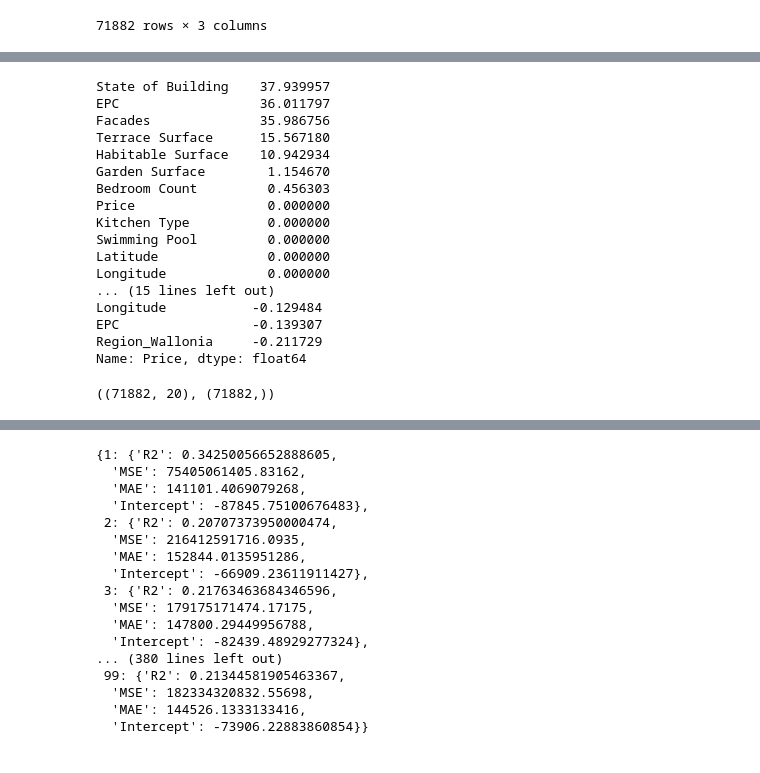
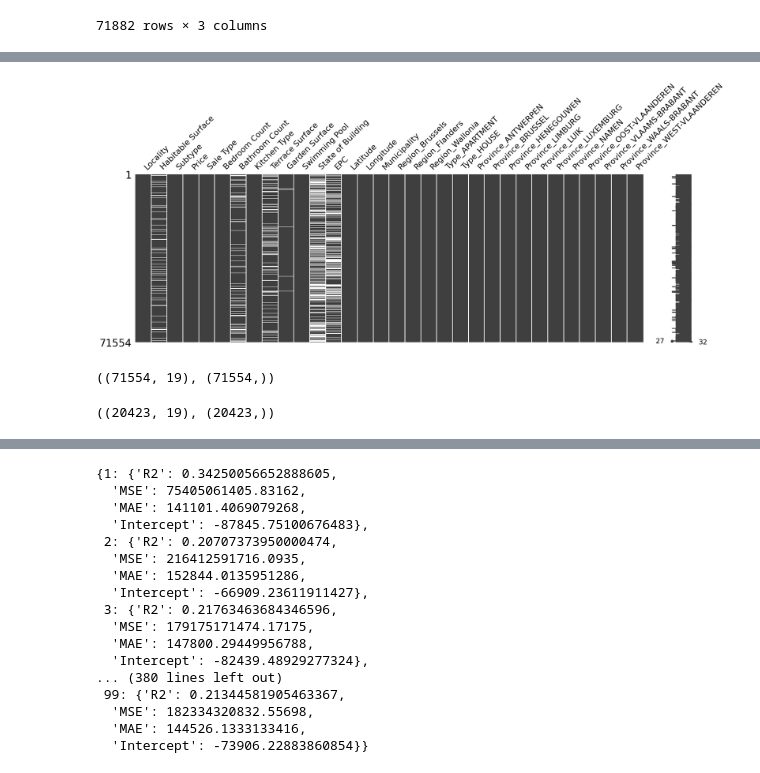
Before and after one commit to Rumineko/immo-eliza-ml, a Jupyter notebook: experimenting/testing.ipynb, the cells around one changed output, grey strips where cells are left out. Saved outputs shown, nothing was run; the diff lists cells and outputs as text; code cells hidden in the pictures.

```diff
--- a/experimenting/testing.ipynb
+++ b/experimenting/testing.ipynb
@@ -114,7 +119,7 @@ Postal Code           0.000000
 Fireplace Count       0.000000
 dtype: float64
 # %%
-columns_to_drop = ['Kitchen Surface', 'Living Surface', 'Heating Type', 'Toilet Count', 'Bathroom Count', 'ID', 'Kitchen', 'Furnished', 'Openfire', 'Fireplace Count', 'Terrace', 'Garden Exists', 'Cadastral Income', 'Consumption Per m2', 'Price per sqm', "Room Count", 'url', "Consumption", "Sea view", "Build Year", "Postal Code"]
+columns_to_drop = ['Kitchen Surface', 'Facades', 'Living Surface', 'Heating Type', 'Toilet Count', 'ID', 'Kitchen', 'Furnished', 'Openfire', 'Fireplace Count', 'Terrace', 'Garden Exists', 'Cadastral Income', 'Consumption Per m2', 'Price per sqm', "Room Count", 'url', "Consumption", "Sea view", "Build Year", "Postal Code"]
 df2 = data.drop(columns_to_drop, axis=1, errors='ignore')
 missing_proportion = df2.isnull().mean()
 missing_proportion_sorted = missing_proportion.sort_values(ascending=False) * 100
@@ -188 +272,30 @@ ohetransform
+# %%
+import missingno as mno
+mno.matrix(df5, figsize=(20, 6))
+
+df5["Rooms per m2"] = (df5["Bedroom Count"] + df5["Bathroom Count"]) / df5["Habitable Surface"]
+
+df5 = df5.select_dtypes(include=["int64", "float64"])
+df6 = df5.dropna()
+# %% [output]
+[figure, added]
+# %%
+df5 = df5.dropna(subset=['Price'])
+columns_to_drop = ['Latitude', 'Longitude', 'Swimming Pool', 'Region_Flanders', 'Region_Brussels', 'Region_Wallonia', 'Bedroom Count', 'Bathroom Count', 'Rooms per m2']
+
+dataframe = df5.drop(columns_to_drop, axis=1)
+unimputed_X = dataframe.drop('Price', axis=1)
+unimputed_y = dataframe['Price']
+unimputed_X.shape, unimputed_y.shape
+# %% [output]
+((71554, 19), (71554,))
+# %%
+df6 = df6.dropna(subset=["Price"])
+
+dataframe = df6.drop(columns_to_drop, axis=1)
+X = dataframe.drop("Price", axis=1)
+y = dataframe["Price"]
+X.shape, y.shape
+# %% [output]
+((20423, 19), (20423,))
 # %%
@@ -211,46 +319,6 @@ fig.update_layout(
 
 # Show the plot
 fig.show()
-# %%
-missing_proportion = numeric_df.isnull().mean()
-missing_proportion_sorted = missing_proportion.sort_values(ascending=False) * 100
-print(missing_proportion_sorted)
-
-correlation_matrix = numeric_df.corr()
-
-correlation_with_price = correlation_matrix['Price'].drop('Price')
-
-correlation_with_price_sorted = correlation_with_price.sort_values(ascending=False)
-
-print(correlation_with_price_sorted)
-# %% [output]
-State of Building    37.939957
-EPC                  36.011797
-Facades              35.986756
-Terrace Surface      15.567180
-Habitable Surface    10.942934
-Garden Surface        1.154670
-Bedroom Count         0.456303
-Price                 0.000000
-Kitchen Type          0.000000
-Swimming Pool         0.000000
-Latitude              0.000000
-Longitude             0.000000
-... (15 lines left out)
-Longitude           -0.129484
-EPC                 -0.139307
-Region_Wallonia     -0.211729
-Name: Price, dtype: float64
-# %%
-df3 = df3.dropna(subset=['Price'])
-
-
-dataframe = df3.loc[:, ['Price', 'Habitable Surface', 'Bedroom Count', 'State of Building', 'Kitchen Type', 'Region_Flanders', 'Region_Brussels', 'Region_Wallonia', 'Swimming Pool', 'Terrace Surface', 'Garden Surface', 'EPC', 'Facades', 'Latitude', 'Longitude']]
-X = dataframe.drop('Price', axis=1)
-y = dataframe['Price']
-X.shape, y.shape
-# %% [output]
-((71882, 20), (71882,))
 # %%
 from sklearn.model_selection import train_test_split
 X_train, X_test, y_train, y_test = train_test_split(X, y, test_size=0.2, random_state=53)
```
Also changed, not shown: parts of 14 cells of this notebook, 1 other file.
